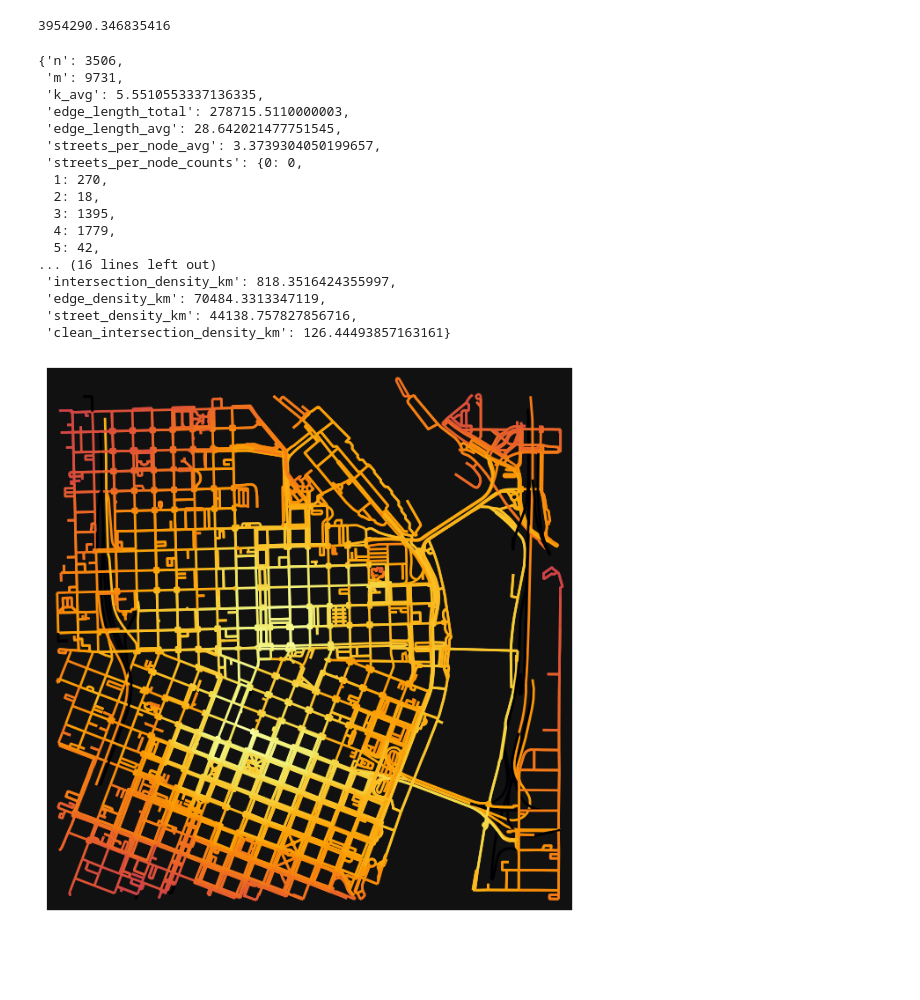
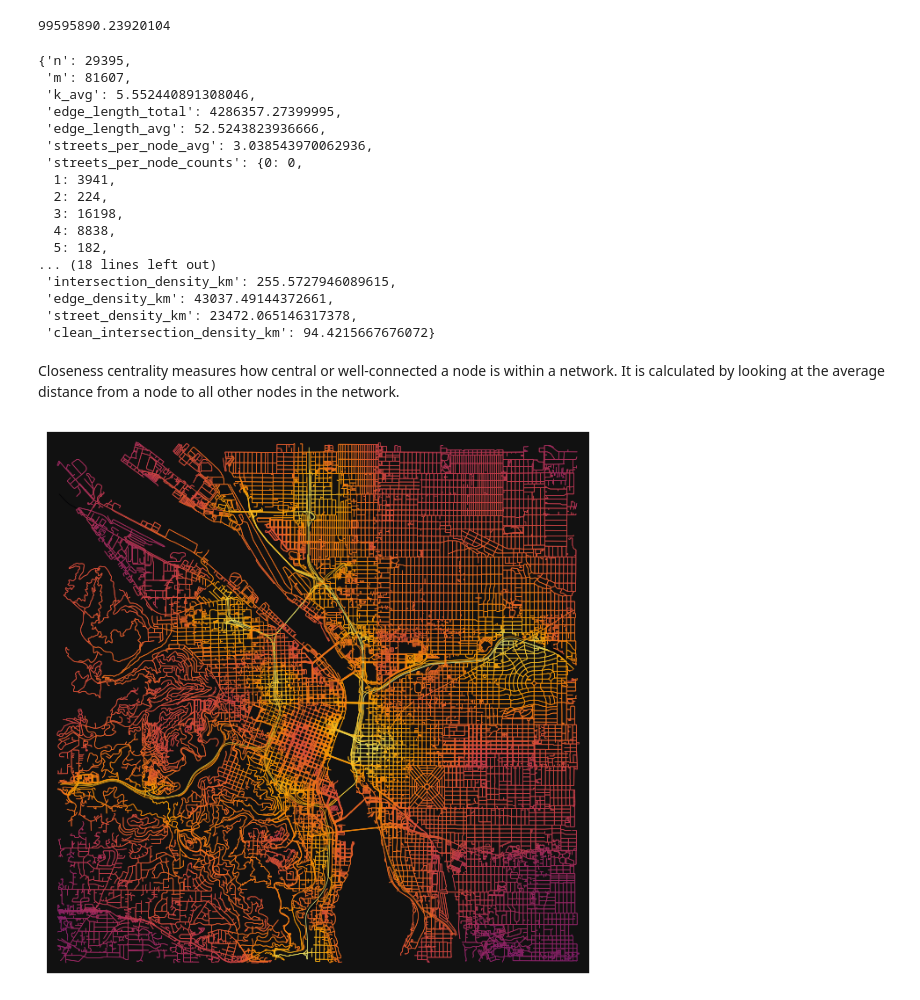
Before and after one commit to idellinger/Python-Map-Tools, a Jupyter notebook: base_map.ipynb, the cells around one changed output. Cells and saved outputs as stored; diff of their text form; code cells hidden in the pictures; blank space fills up the shorter version.

```diff
--- a/base_map.ipynb
+++ b/base_map.ipynb
@@ -6,6 +6,6 @@ import matplotlib.pyplot as plt
 # %%
 portland = (45.523064,-122.676483)
 # %%
-base_map = ox.graph_from_point(portland, dist = 1000)
-ox.plot_graph(base_map)
+base_map = ox.graph_from_point(portland, dist = 5000, simplify=True)
+ox.plot_graph(base_map, figsize= (15,15), node_size=5)
 # %% [output]
@@ -17,32 +17,34 @@ nodes_proj = ox.graph_to_gdfs(base_map_proj, edges=False)
 graph_area_m = nodes_proj.unary_union.convex_hull.area
 graph_area_m
 # %% [output]
-3954290.346835416
+99595890.23920104
 # %%
 ox.basic_stats(base_map_proj, area=graph_area_m, clean_int_tol=15)
 # %% [output]
-{'n': 3506,
- 'm': 9731,
- 'k_avg': 5.5510553337136335,
- 'edge_length_total': 278715.5110000003,
- 'edge_length_avg': 28.642021477751545,
- 'streets_per_node_avg': 3.3739304050199657,
+{'n': 29395,
+ 'm': 81607,
+ 'k_avg': 5.552440891308046,
+ 'edge_length_total': 4286357.27399995,
+ 'edge_length_avg': 52.5243823936666,
+ 'streets_per_node_avg': 3.038543970062936,
  'streets_per_node_counts': {0: 0,
-  1: 270,
-  2: 18,
-  3: 1395,
-  4: 1779,
-  5: 42,
-... (16 lines left out)
- 'intersection_density_km': 818.3516424355997,
- 'edge_density_km': 70484.3313347119,
- 'street_density_km': 44138.757827856716,
- 'clean_intersection_density_km': 126.44493857163161}
+  1: 3941,
+  2: 224,
+  3: 16198,
+  4: 8838,
+  5: 182,
+... (18 lines left out)
+ 'intersection_density_km': 255.5727946089615,
+ 'edge_density_km': 43037.49144372661,
+ 'street_density_km': 23472.065146317378,
+ 'clean_intersection_density_km': 94.4215667676072}
+# %% [markdown]
+Closeness centrality measures how central or well-connected a node is within a network. It is calculated by looking at the average distance from a node to all other nodes in the network.
 # %%
 edge_centrality = nx.closeness_centrality(nx.line_graph(base_map))
 nx.set_edge_attributes(base_map, edge_centrality, "edge_centrality")
 # %%
 ec = ox.plot.get_edge_colors_by_attr(base_map, "edge_centrality", cmap="inferno")
-fig, ax = ox.plot_graph(base_map, edge_color=ec, edge_linewidth=2, node_size=0)
+fig, ax = ox.plot_graph(base_map, edge_color=ec, edge_linewidth=0.5, node_size=0)
 # %% [output]
-[figure, old version]
+[figure, new version]
```
Also changed, not shown: parts of 1 cell of this notebook.
